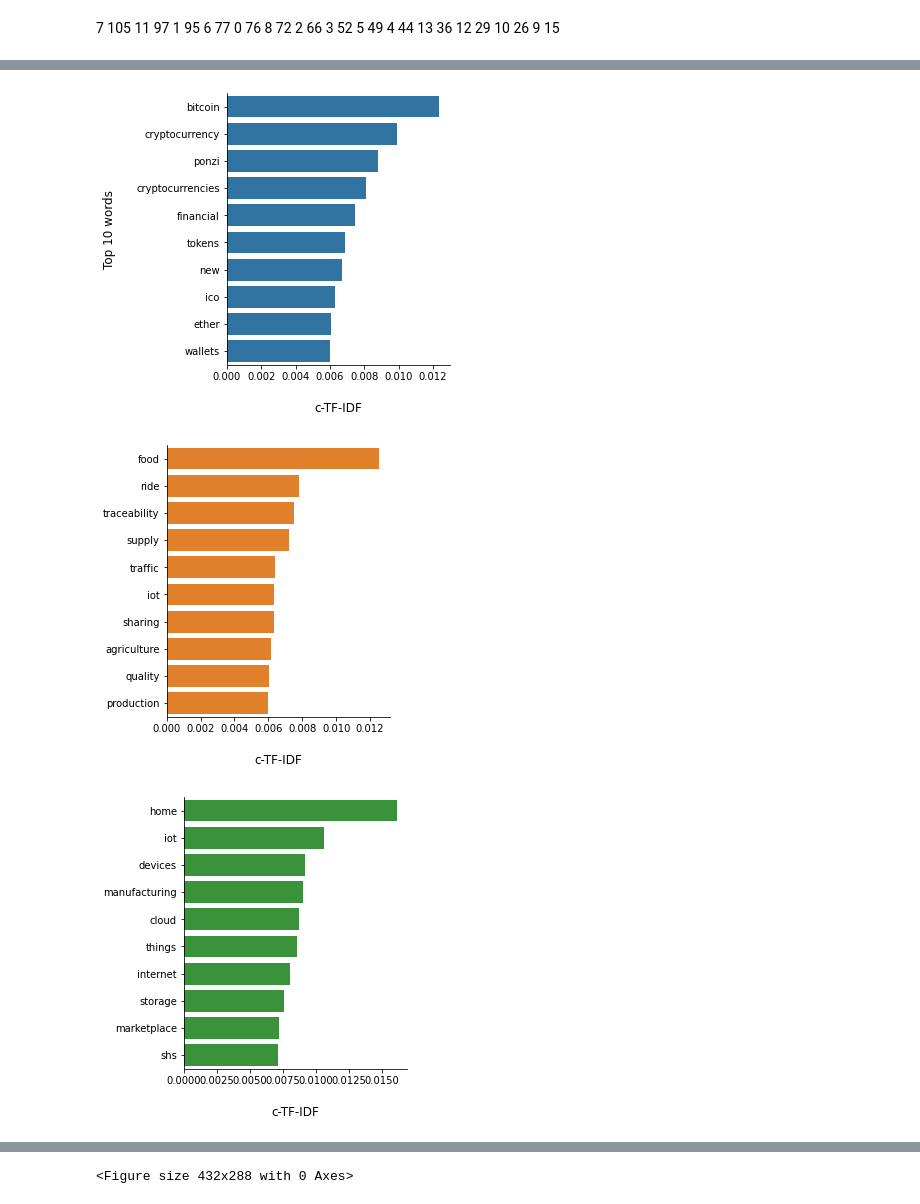
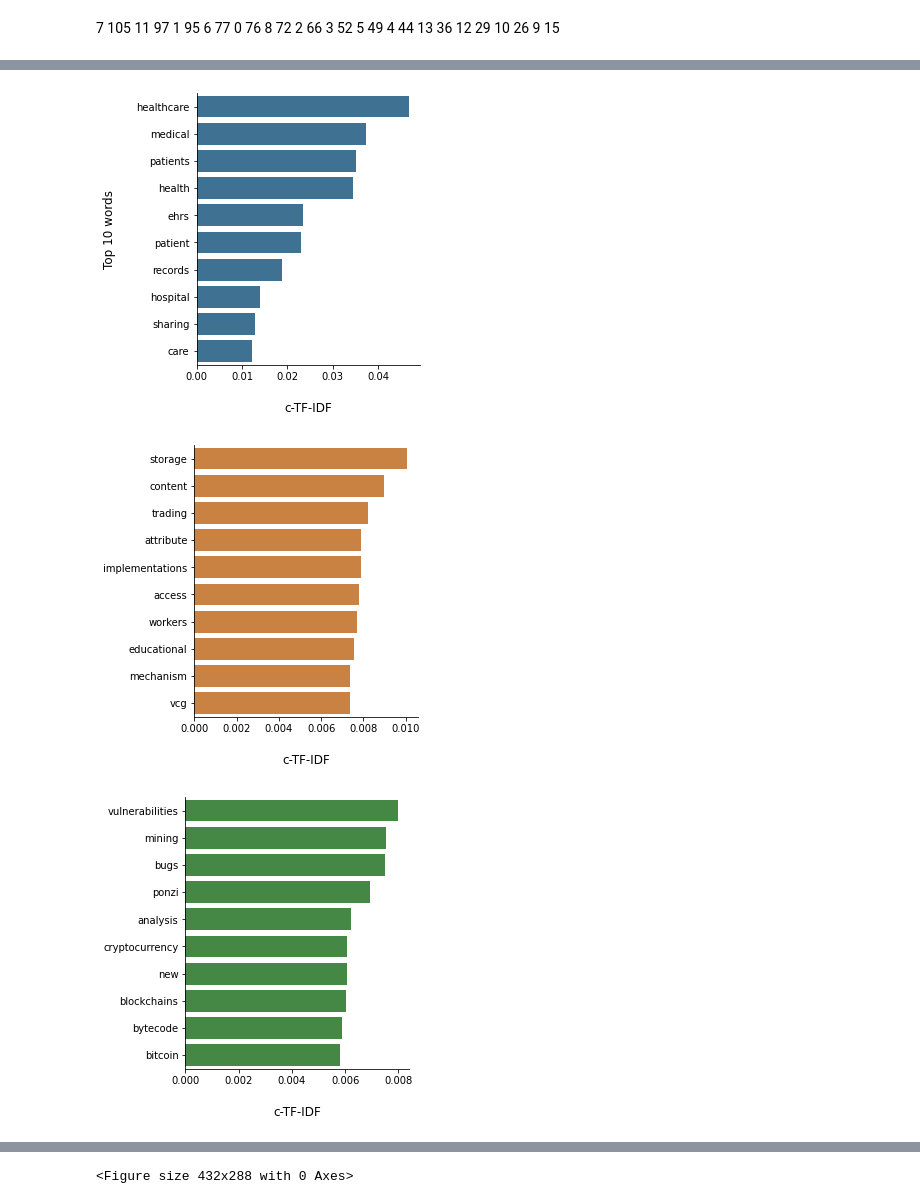
Before and after one commit to QuantLet/USC, a Jupyter notebook: SC-literature-research/BERT_Embeddings.ipynb, the cells around one changed output, grey strips where cells are left out. Cells and saved outputs as stored; diff of their text form; code cells hidden in the pictures.

Commit message:
correct mistakes in literature clustering

```diff
--- a/SC-literature-research/BERT_Embeddings.ipynb
+++ b/SC-literature-research/BERT_Embeddings.ipynb
@@ -115,5 +115,5 @@ plt.savefig(f"{PATH}/images/davies_square.png", transparent=True)
 # %% [output]
 [figure]
 # %%
-cluster = KMeans(n_clusters=10,
+cluster = KMeans(n_clusters=14,
                     random_state=42).fit(umap_embeddings)
@@ -131,3 +120,18 @@ color_map = {0: 'tab:blue',
+# %%
+color_map = {0: '#3174a1',
+             1: '#e1812c',
+             2: '#3a923a',
+             3: '#c03d3d',
+             4: '#9372b2',
+             5: '#845b53',
+             6: '#d684bd',
+             7: '#7f7f7f',
+             8: '#a9aa35',
+             9: '#2eaab8',
+             10: '#465E81',
+             11: '#807E07',
+             12: '#E8BD1B',
+             13: '#E81B53'}
 # %% [markdown]
 7     105
 11     97
@@ -208,22 +216,22 @@ def extract_top_n_words_per_topic(tf_idf, count, docs_per_topic, n=10):
 
 top_n_words = extract_top_n_words_per_topic(tf_idf, count, docs_per_topic, n=10)
 # %%
-for i in range(10):
+for i in range(14):
   temp_df = pd.DataFrame(top_n_words[i])
   temp_df.sort_values(1, ascending=True, inplace=True)
   fig, ax = plt.subplots(figsize=(4, 5))
   sns_plot = sns.barplot(x=1, y=0, data=temp_df, color=color_map[i], ax=ax)
   sns.despine()
 
   # Set y-axis label
   if i in [0, 3, 6, 9, 12]:
     ax.set_ylabel("Top 10 words", labelpad=20, size=12)
   else:
     ax.set_ylabel("", labelpad=20, size=12)
   ax.set_ylim(-0.5, 9.5)
   ax.set_xlabel("c-TF-IDF", labelpad=20, size=12)
   sns_plot.figure.savefig(f"{PATH}/images/Topic_{i}_t.png", bbox_inches = "tight", transparent=True)
 # %% [output]
-[figure, old version]
+[figure, new version]
-[figure, old version]
+[figure, new version]
-[figure, old version]
+[figure, new version]
```
Also changed, not shown: parts of 5 cells of this notebook, 15 other files.
